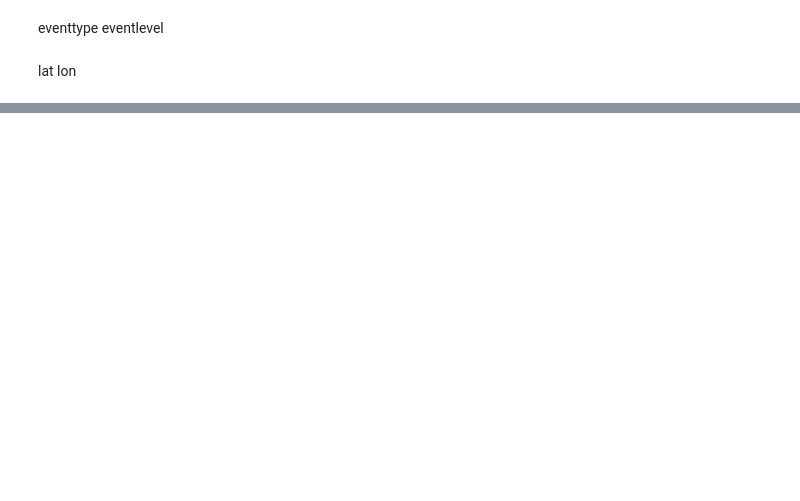
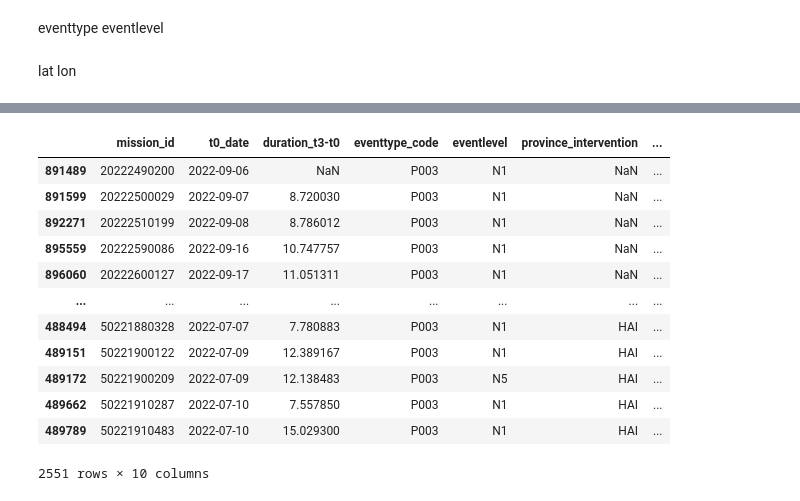
Before and after one commit to Sifan1997/Datathon_2024, a Jupyter notebook: data_sifan.ipynb, the cells around one changed output, grey strips where cells are left out. Drawn from its saved outputs; the diff is of its cells as text; code cells hidden in the pictures; blank space fills up the shorter version.

Commit message:
add province

```diff
--- a/data_sifan.ipynb
+++ b/data_sifan.ipynb
@@ -186,0 +333,2 @@ interventions
+# %%
+interventions = df
@@ -186,0 +418,6 @@ interventions
+# %%
+# Split column values into two parts
+interventions[['eventtype_code', 'eventtype_exp']] = interventions['eventtype'].str.split(n=1, expand=True)
+
+# Drop the original column
+interventions.drop(columns=['eventtype'], inplace=True)
@@ -186,0 +516,14 @@ interventions
+# %%
+# symptom: https://www.hopkinsmedicine.org/health/conditions-and-diseases/cardiac-arrest
+# Code to filter: P003 Cardiac arrest 心脏骤停
+
+# Filter rows where eventtype_code equals 'P003'
+interventions_ca = interventions[interventions['eventtype_code'] == 'P003']
+
+# Columns to keep
+columns_to_keep = ['mission_id','t0_date','duration_t3-t0', 'eventtype_code', 'eventlevel', 'province_intervention', 'postalcode_intervention','latitude_intervention','longitude_intervention','abandon_reason']
+
+# Select only the columns to keep
+interventions_ca = interventions_ca[columns_to_keep]
+
+interventions_ca.to_csv('/Users/ouharuhua/Desktop/Datathon_2024/Processed/interventions_ca.csv', index=False)
@@ -186,0 +551,8 @@ interventions
+# %%
+# Values to filter out
+values_to_filter = ['Error', 'Loos alarm goed bedoeld', 'Kwaadwillig', 'Geannuleerde rit', 'Kwaadwillige oproep']
+
+# Filtering out rows with specified values
+interventions_ca = interventions_ca[~interventions_ca['abandon_reason'].isin(values_to_filter)]
+
+# interventions_ca.to_csv('/Users/ouharuhua/Desktop/Datathon_2024/Processed/interventions_ca.csv', index=False)
@@ -186,0 +579,18 @@ interventions
+# %%
+# Assuming interventions is your DataFrame
+interventions_dead = interventions_ca[interventions_ca['abandon_reason'] == 'Overleden']
+interventions_dead
+# %% [output]
+|  | mission_id | t0_date | duration_t3-t0 | eventtype_code | eventlevel | province_intervention | ... |
+| 891489 | 20222490200 | 2022-09-06 | NaN | P003 | N1 | NaN | ... |
+| 891599 | 20222500029 | 2022-09-07 | 8.720030 | P003 | N1 | NaN | ... |
+| 892271 | 20222510199 | 2022-09-08 | 8.786012 | P003 | N1 | NaN | ... |
+| 895559 | 20222590086 | 2022-09-16 | 10.747757 | P003 | N1 | NaN | ... |
+| 896060 | 20222600127 | 2022-09-17 | 11.051311 | P003 | N1 | NaN | ... |
+| ... | ... | ... | ... | ... | ... | ... | ... |
+| 488494 | 50221880328 | 2022-07-07 | 7.780883 | P003 | N1 | HAI | ... |
+| 489151 | 50221900122 | 2022-07-09 | 12.389167 | P003 | N1 | HAI | ... |
+| 489172 | 50221900209 | 2022-07-09 | 12.138483 | P003 | N5 | HAI | ... |
+| 489662 | 50221910287 | 2022-07-10 | 7.557850 | P003 | N1 | HAI | ... |
+| 489789 | 50221910483 | 2022-07-10 | 15.029300 | P003 | N1 | HAI | ... |
+2551 rows × 10 columns
```
Also changed, not shown: parts of 45 cells of this notebook, 1 other file.
